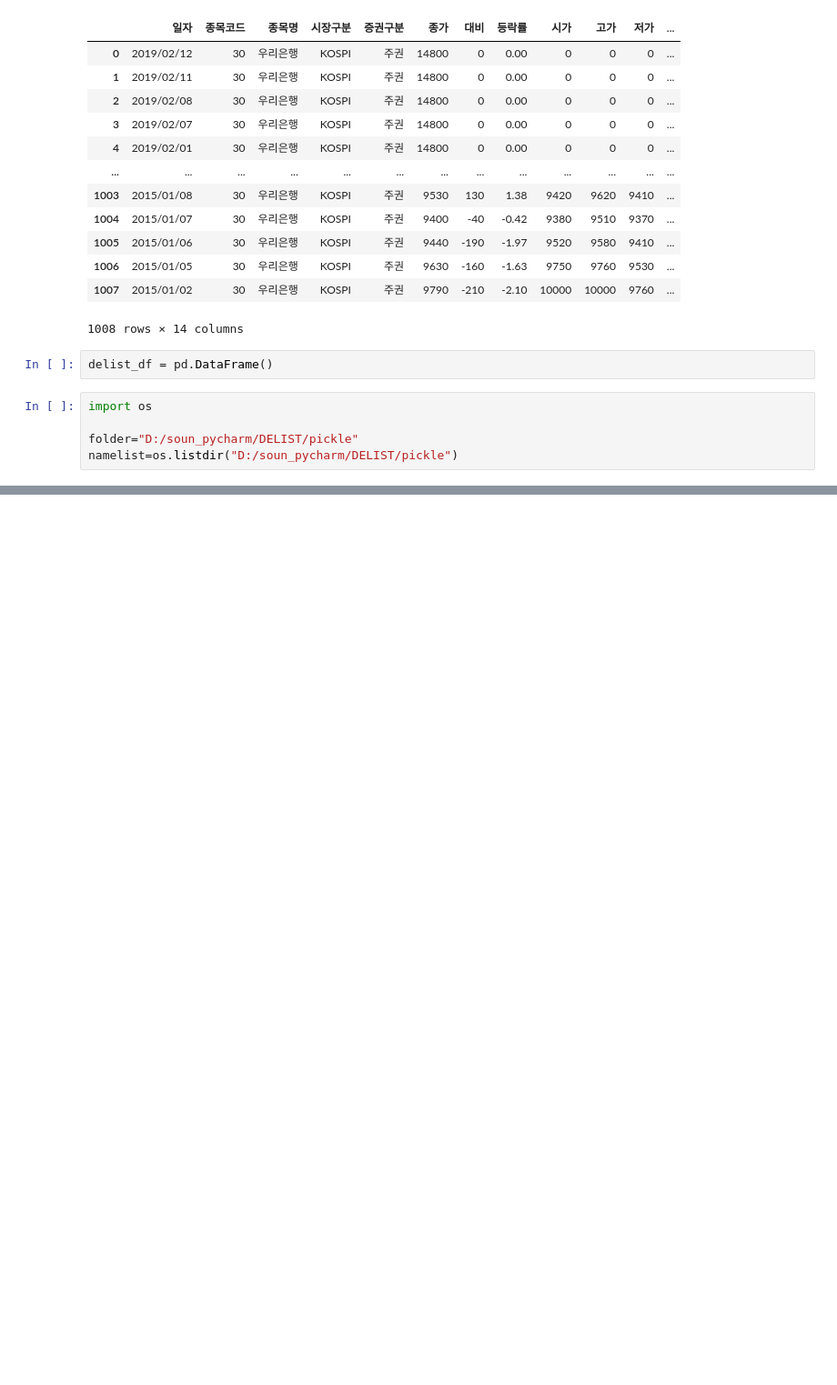
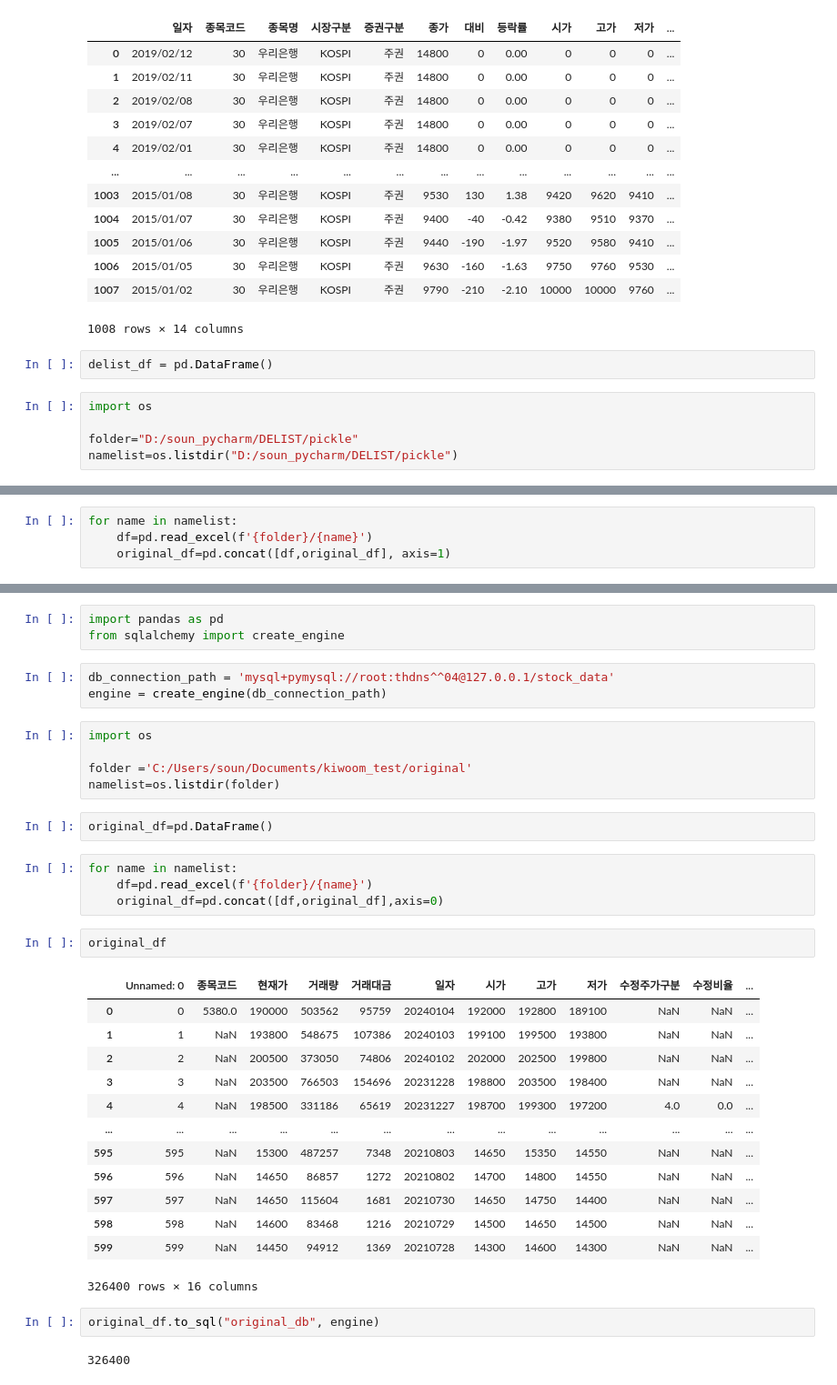
Before and after one commit to soun97/s_texst, a Jupyter notebook: database_connect.ipynb, the cells around one changed output, grey strips where cells are left out. Shown at 91% size. Saved outputs shown, nothing was run; the diff lists cells and outputs as text; blank space fills up the shorter version.

```diff
--- a/database_connect.ipynb
+++ b/database_connect.ipynb
@@ -63,0 +105,4 @@ for name in namelist:
+# %%
+for name in namelist:
+    df=pd.read_excel(f'{folder}/{name}')
+    original_df=pd.concat([df,original_df], axis=1)
@@ -63,0 +119,37 @@ for name in namelist:
+# %%
+import pandas as pd
+from sqlalchemy import create_engine
+# %%
+db_connection_path = 'mysql+pymysql://root:thdns^^04@127.0.0.1/stock_data'
+engine = create_engine(db_connection_path)
+# %%
+import os
+
+folder ='C:/Users/soun/Documents/kiwoom_test/original'
+namelist=os.listdir(folder)
+# %%
+original_df=pd.DataFrame()
+# %%
+for name in namelist:
+    df=pd.read_excel(f'{folder}/{name}')
+    original_df=pd.concat([df,original_df],axis=0)
+# %%
+original_df
+# %% [output]
+|  | Unnamed: 0 | 종목코드 | 현재가 | 거래량 | 거래대금 | 일자 | 시가 | 고가 | 저가 | 수정주가구분 | 수정비율 | ... |
+| 0 | 0 | 5380.0 | 190000 | 503562 | 95759 | 20240104 | 192000 | 192800 | 189100 | NaN | NaN | ... |
+| 1 | 1 | NaN | 193800 | 548675 | 107386 | 20240103 | 199100 | 199500 | 193800 | NaN | NaN | ... |
+| 2 | 2 | NaN | 200500 | 373050 | 74806 | 20240102 | 202000 | 202500 | 199800 | NaN | NaN | ... |
+| 3 | 3 | NaN | 203500 | 766503 | 154696 | 20231228 | 198800 | 203500 | 198400 | NaN | NaN | ... |
+| 4 | 4 | NaN | 198500 | 331186 | 65619 | 20231227 | 198700 | 199300 | 197200 | 4.0 | 0.0 | ... |
+| ... | ... | ... | ... | ... | ... | ... | ... | ... | ... | ... | ... | ... |
+| 595 | 595 | NaN | 15300 | 487257 | 7348 | 20210803 | 14650 | 15350 | 14550 | NaN | NaN | ... |
+| 596 | 596 | NaN | 14650 | 86857 | 1272 | 20210802 | 14700 | 14800 | 14550 | NaN | NaN | ... |
+| 597 | 597 | NaN | 14650 | 115604 | 1681 | 20210730 | 14650 | 14750 | 14400 | NaN | NaN | ... |
+| 598 | 598 | NaN | 14600 | 83468 | 1216 | 20210729 | 14500 | 14650 | 14500 | NaN | NaN | ... |
+| 599 | 599 | NaN | 14450 | 94912 | 1369 | 20210728 | 14300 | 14600 | 14300 | NaN | NaN | ... |
+326400 rows × 16 columns
+# %%
+original_df.to_sql("original_db", engine)
+# %% [output]
+326400
```
Also changed, not shown: parts of 16 cells of this notebook, 3 other files.
